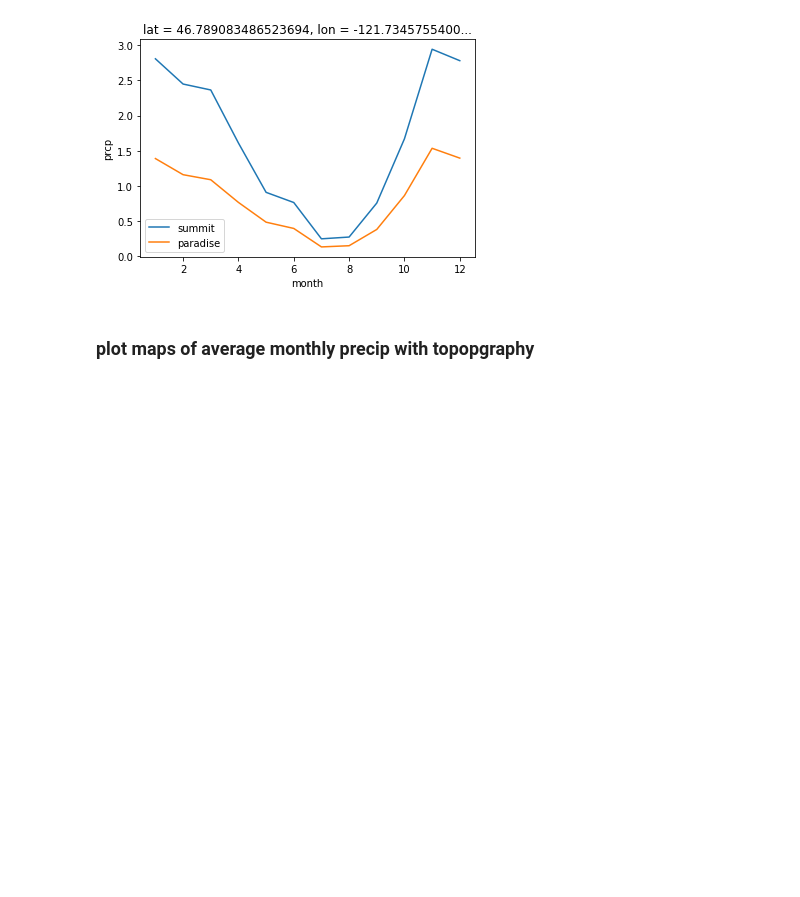
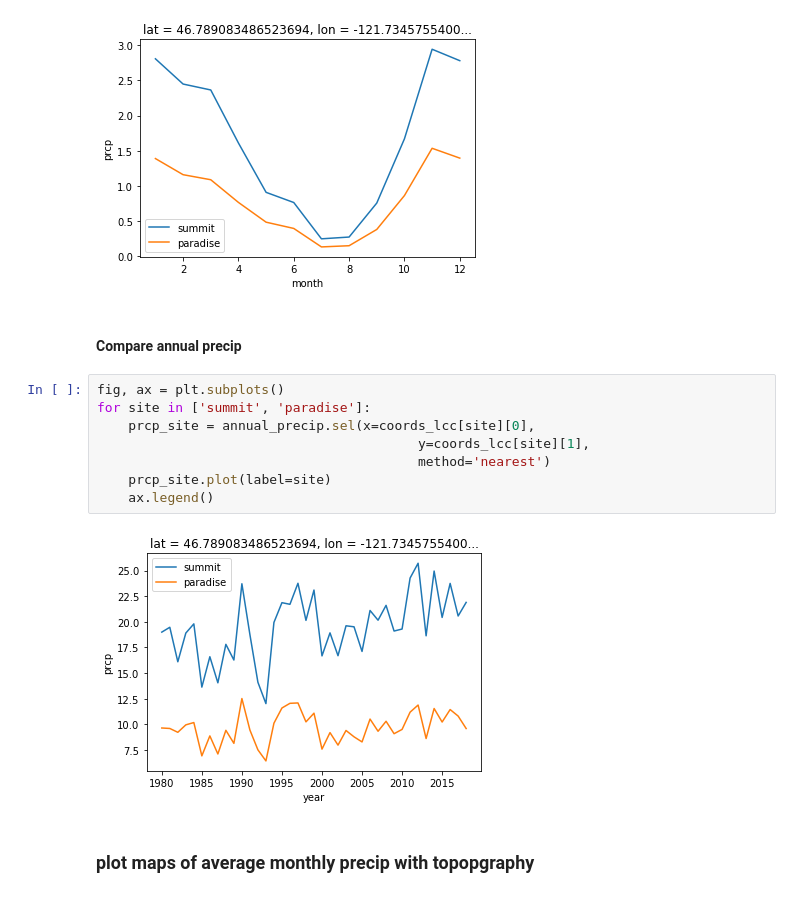
Before and after one commit to mnfienen/python-usgs-training, a Jupyter notebook: notebooks/part1_python_intro/xarray_mt_rainier_precip.ipynb, the cells around one changed output. Drawn from its saved outputs; the diff is of its cells as text; blank space fills up the shorter version.

```diff
--- a/notebooks/part1_python_intro/xarray_mt_rainier_precip.ipynb
+++ b/notebooks/part1_python_intro/xarray_mt_rainier_precip.ipynb
@@ -302,6 +312,18 @@ for site in ['summit', 'paradise']:
     ax.legend()
 # %% [output]
 [figure]
+# %% [markdown]
+#### Compare annual precip
+# %%
+fig, ax = plt.subplots()
+for site in ['summit', 'paradise']:
+    prcp_site = annual_precip.sel(x=coords_lcc[site][0],
+                                         y=coords_lcc[site][1],
+                                         method='nearest')
+    prcp_site.plot(label=site)
+    ax.legend()
+# %% [output]
+[figure, added]
 # %% [markdown]
 ### plot maps of average monthly precip with topopgraphy
 # %%
```
Also changed, not shown: parts of 4 cells of this notebook.
